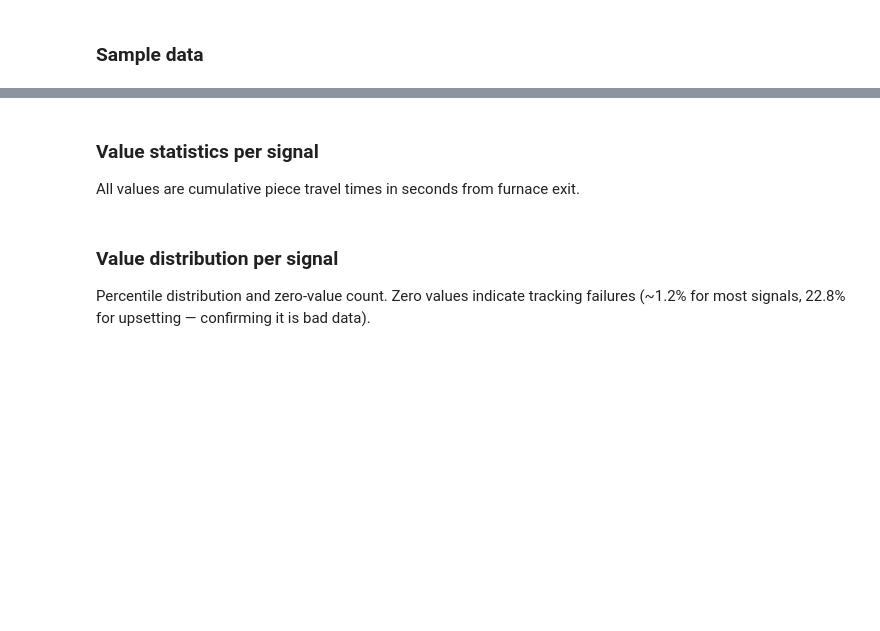
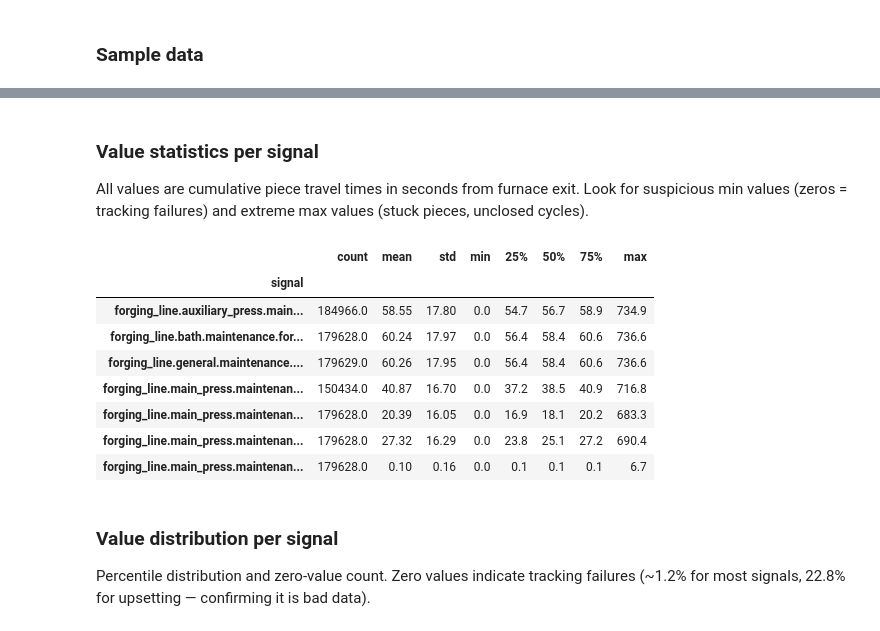
Before and after one commit to leomatthey/vaultech-analysis, a Jupyter notebook: notebooks/00_explore_data.ipynb, the cells around one changed output, grey strips where cells are left out. Saved outputs shown, nothing was run; the diff lists cells and outputs as text; code cells hidden in the pictures; blank space fills up the shorter version.

```diff
--- a/notebooks/00_explore_data.ipynb
+++ b/notebooks/00_explore_data.ipynb
@@ -45,4 +101,4 @@ All lifetime values are **cumulative piece travel times in seconds** from furnac
 # %% [markdown]
 ### Value statistics per signal
 
-All values are cumulative piece travel times in seconds from furnace exit.
+All values are cumulative piece travel times in seconds from furnace exit. Look for suspicious min values (zeros = tracking failures) and extreme max values (stuck pieces, unclosed cycles).
@@ -51,3 +105,16 @@ All values are cumulative piece travel times in seconds from furnace exit.
+# %%
+# Descriptive statistics per signal — look for suspicious min/max values
+raw_lt.groupby("signal")["value"].describe().round(2)
+# %% [output]
+|  | count | mean | std | min | 25% | 50% | 75% | max |
+| signal |  |  |  |  |  |  |  |  |
+| forging_line.auxiliary_press.main... | 184966.0 | 58.55 | 17.80 | 0.0 | 54.7 | 56.7 | 58.9 | 734.9 |
+| forging_line.bath.maintenance.for... | 179628.0 | 60.24 | 17.97 | 0.0 | 56.4 | 58.4 | 60.6 | 736.6 |
+| forging_line.general.maintenance.... | 179629.0 | 60.26 | 17.95 | 0.0 | 56.4 | 58.4 | 60.6 | 736.6 |
+| forging_line.main_press.maintenan... | 150434.0 | 40.87 | 16.70 | 0.0 | 37.2 | 38.5 | 40.9 | 716.8 |
+| forging_line.main_press.maintenan... | 179628.0 | 20.39 | 16.05 | 0.0 | 16.9 | 18.1 | 20.2 | 683.3 |
+| forging_line.main_press.maintenan... | 179628.0 | 27.32 | 16.29 | 0.0 | 23.8 | 25.1 | 27.2 | 690.4 |
+| forging_line.main_press.maintenan... | 179628.0 | 0.10 | 0.16 | 0.0 | 0.1 | 0.1 | 0.1 | 6.7 |
 # %% [markdown]
 ### Value distribution per signal
 
```
Also changed, not shown: parts of 40 cells of this notebook.
